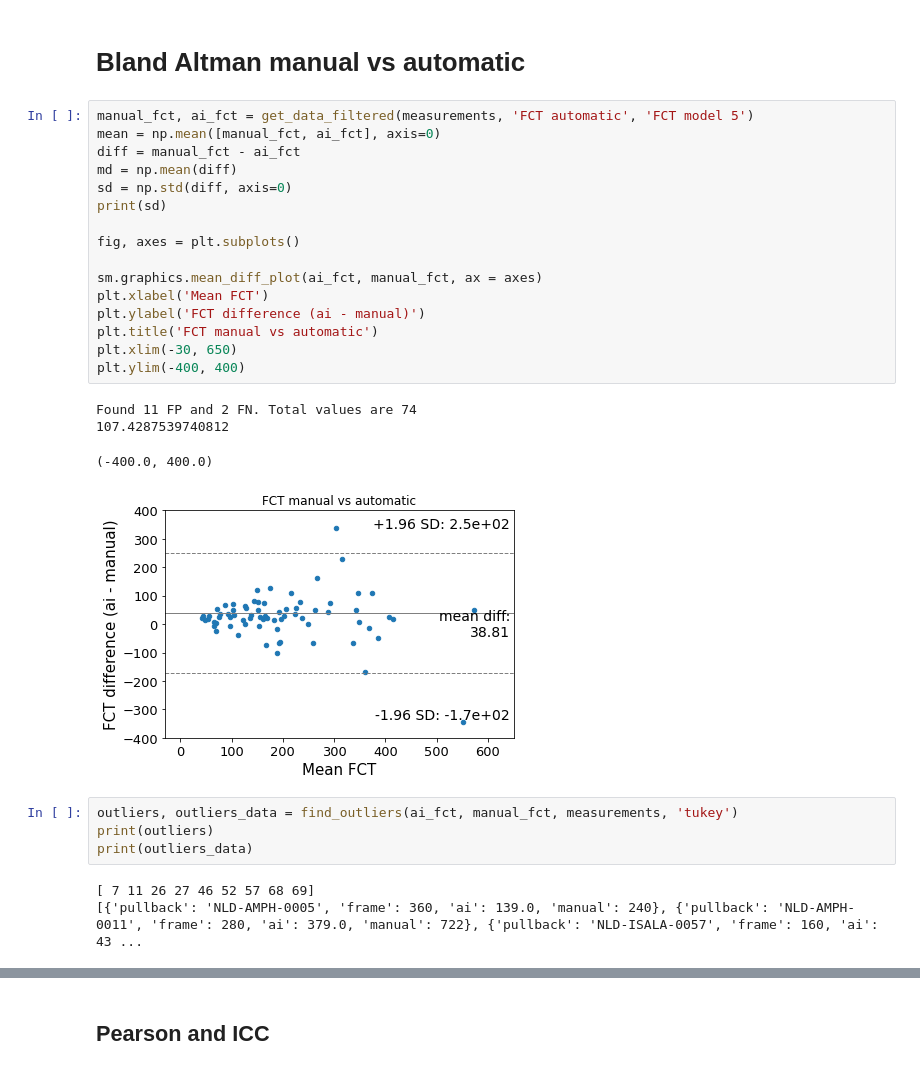
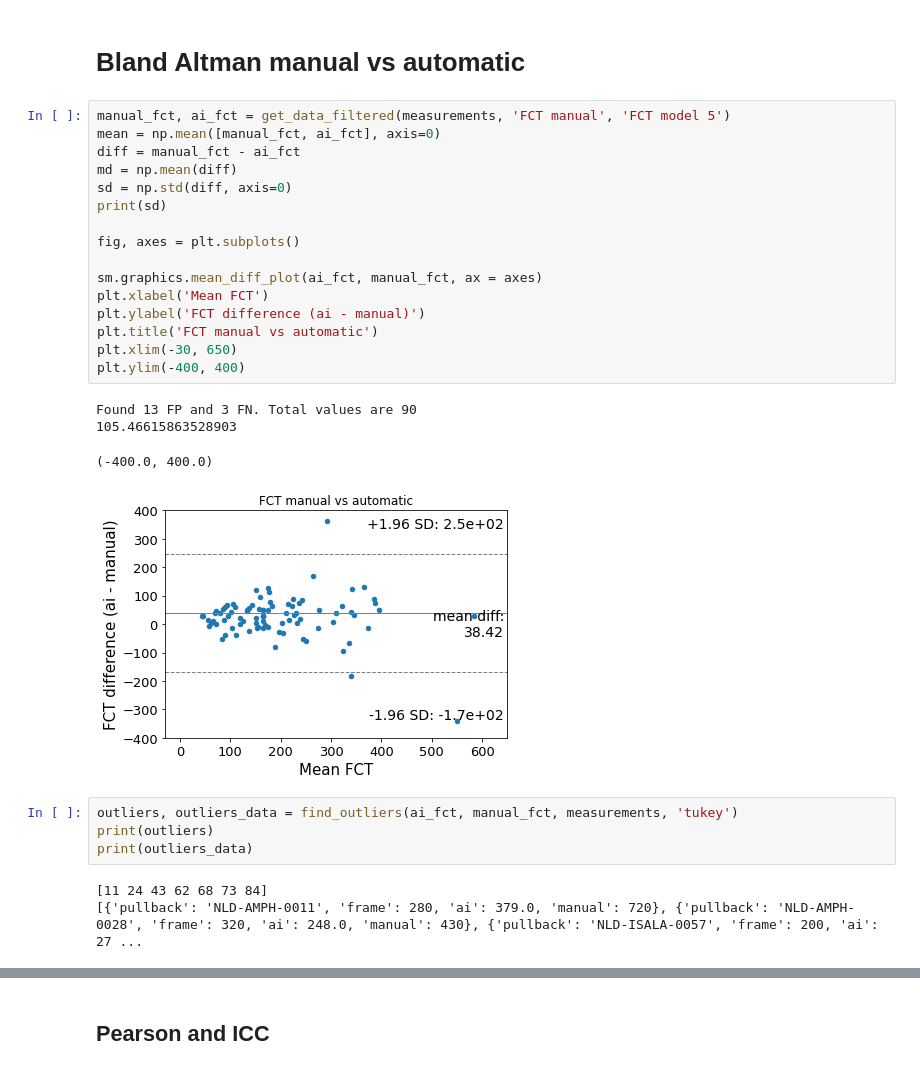
Before and after one commit to Gonzalo2408/CardiacOCT-project, a Jupyter notebook: metrics_build/statistics/plot_bland_altman_lipid.ipynb, the cells around one changed output, grey strips where cells are left out. Cells and saved outputs as stored; diff of their text form.

```diff
--- a/metrics_build/statistics/plot_bland_altman_lipid.ipynb
+++ b/metrics_build/statistics/plot_bland_altman_lipid.ipynb
@@ -134,33 +134,33 @@ def find_outliers(automatic_values, manual_values, sheet, score):
 # %% [markdown]
 # Bland Altman manual vs automatic
 # %%
-manual_fct, ai_fct = get_data_filtered(measurements, 'FCT automatic', 'FCT model 5')
+manual_fct, ai_fct = get_data_filtered(measurements, 'FCT manual', 'FCT model 5')
 mean = np.mean([manual_fct, ai_fct], axis=0)
 diff = manual_fct - ai_fct
 md = np.mean(diff)
 sd = np.std(diff, axis=0)
 print(sd)
 
 fig, axes = plt.subplots()
 
 sm.graphics.mean_diff_plot(ai_fct, manual_fct, ax = axes)
 plt.xlabel('Mean FCT')
 plt.ylabel('FCT difference (ai - manual)')
 plt.title('FCT manual vs automatic')
 plt.xlim(-30, 650)
 plt.ylim(-400, 400)
 # %% [output]
-Found 11 FP and 2 FN. Total values are 74
-107.4287539740812
+Found 13 FP and 3 FN. Total values are 90
+105.46615863528903
 (-400.0, 400.0)
-[figure, old version]
+[figure, new version]
 # %%
 outliers, outliers_data = find_outliers(ai_fct, manual_fct, measurements, 'tukey')
 print(outliers)
 print(outliers_data)
 # %% [output]
-[ 7 11 26 27 46 52 57 68 69]
-[{'pullback': 'NLD-AMPH-0005', 'frame': 360, 'ai': 139.0, 'manual': 240}, {'pullback': 'NLD-AMPH-0011', 'frame': 280, 'ai': 379.0, 'manual': 722}, {'pullback': 'NLD-ISALA-0057', 'frame': 160, 'ai': 43 ...
+[11 24 43 62 68 73 84]
+[{'pullback': 'NLD-AMPH-0011', 'frame': 280, 'ai': 379.0, 'manual': 720}, {'pullback': 'NLD-AMPH-0028', 'frame': 320, 'ai': 248.0, 'manual': 430}, {'pullback': 'NLD-ISALA-0057', 'frame': 200, 'ai': 27 ...
 # %%
 manual_arc, ai_arc = get_data_filtered(measurements, 'Lipid arc manual', 'Lipid arc model 5')
 mean = np.mean([manual_arc, ai_arc], axis=0)
```
Also changed, not shown: parts of 6 cells of this notebook, 35 other files.
